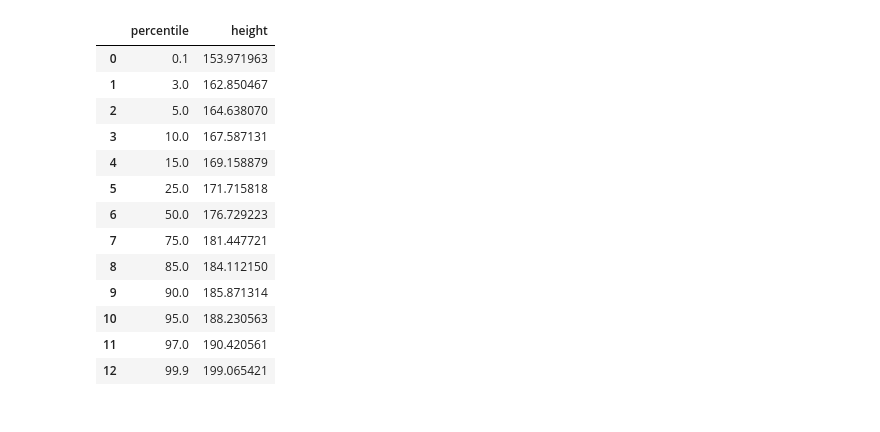
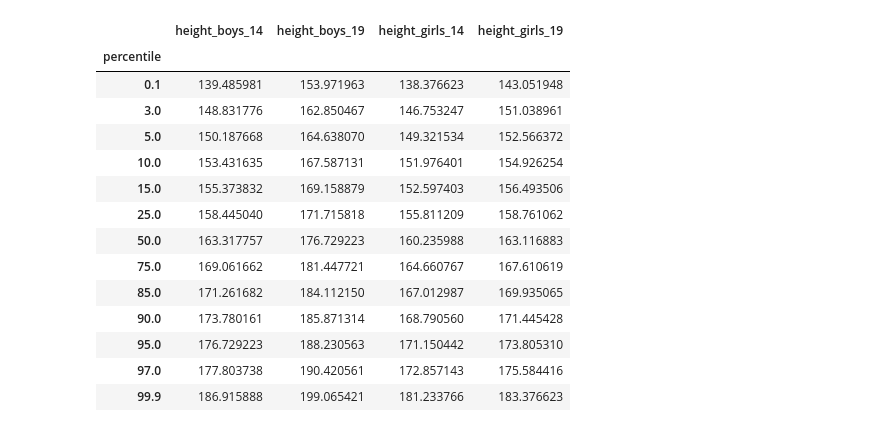
Before and after one commit to yairmau/statistics, a Jupyter notebook: data/height.ipynb, the cells around one changed output. Drawn from its saved outputs; the diff is of its cells as text; code cells hidden in the pictures.

```diff
--- a/data/height.ipynb
+++ b/data/height.ipynb
@@ -39,20 +42,24 @@ cdf14_girls = pd.read_csv('../archive/data/height_girls_14.csv',)
-# %%
-cdf19_boys
-# %% [output]
-|  | percentile | height |
-| 0 | 0.1 | 153.971963 |
-| 1 | 3.0 | 162.850467 |
-| 2 | 5.0 | 164.638070 |
-| 3 | 10.0 | 167.587131 |
-| 4 | 15.0 | 169.158879 |
-| 5 | 25.0 | 171.715818 |
-| 6 | 50.0 | 176.729223 |
-| 7 | 75.0 | 181.447721 |
-| 8 | 85.0 | 184.112150 |
-| 9 | 90.0 | 185.871314 |
-| 10 | 95.0 | 188.230563 |
-| 11 | 97.0 | 190.420561 |
-| 12 | 99.9 | 199.065421 |
+# %%
+#| code-summary: "load data into dataframes"
+df = pd.read_csv('../archive/data/height_data.csv',)
+df.set_index('percentile', inplace=True)
+df
+# %% [output]
+|  | height_boys_14 | height_boys_19 | height_girls_14 | height_girls_19 |
+| percentile |  |  |  |  |
+| 0.1 | 139.485981 | 153.971963 | 138.376623 | 143.051948 |
+| 3.0 | 148.831776 | 162.850467 | 146.753247 | 151.038961 |
+| 5.0 | 150.187668 | 164.638070 | 149.321534 | 152.566372 |
+| 10.0 | 153.431635 | 167.587131 | 151.976401 | 154.926254 |
+| 15.0 | 155.373832 | 169.158879 | 152.597403 | 156.493506 |
+| 25.0 | 158.445040 | 171.715818 | 155.811209 | 158.761062 |
+| 50.0 | 163.317757 | 176.729223 | 160.235988 | 163.116883 |
+| 75.0 | 169.061662 | 181.447721 | 164.660767 | 167.610619 |
+| 85.0 | 171.261682 | 184.112150 | 167.012987 | 169.935065 |
+| 90.0 | 173.780161 | 185.871314 | 168.790560 | 171.445428 |
+| 95.0 | 176.729223 | 188.230563 | 171.150442 | 173.805310 |
+| 97.0 | 177.803738 | 190.420561 | 172.857143 | 175.584416 |
+| 99.9 | 186.915888 | 199.065421 | 181.233766 | 183.376623 |
 # %%
 #| code-summary: "plot cdfs"
 fig, ax = plt.subplots()
```
Also changed, not shown: parts of 11 cells of this notebook, 10 other files.
